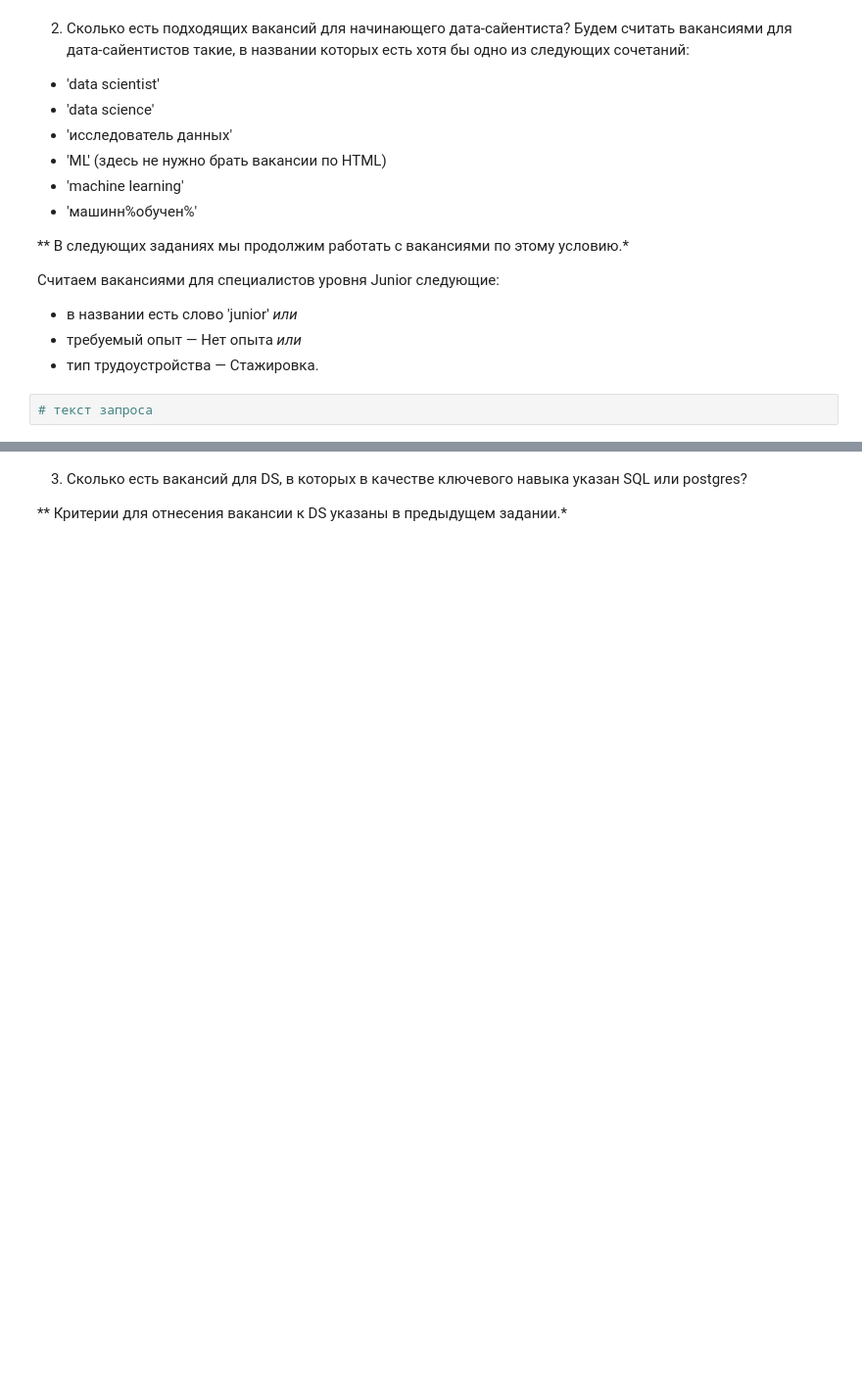
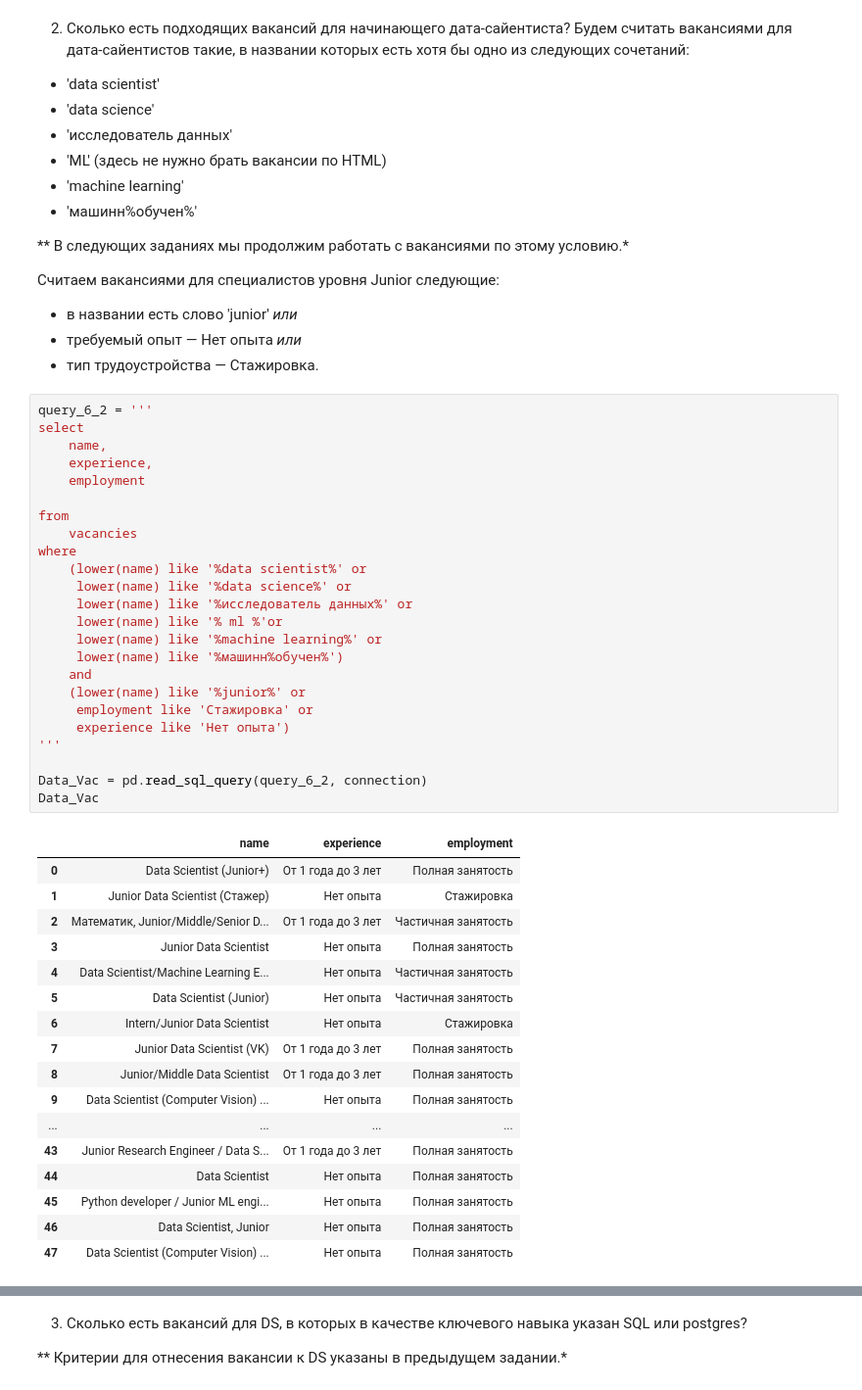
Before and after one commit to YarikKa2/SQL__StudyPrject2, a Jupyter notebook: code/SQL_StudyProject2.ipynb, the cells around one changed output, grey strips where cells are left out. Shown: that part at 98% size. Cells and saved outputs as stored; diff of their text form; blank space fills up the shorter version.

```diff
--- a/code/SQL_StudyProject2.ipynb
+++ b/code/SQL_StudyProject2.ipynb
@@ -568,5 +573,45 @@ display(YaVac_by_City)
 * требуемый опыт — Нет опыта *или*
 * тип трудоустройства — Стажировка.
 # %%
-# текст запроса
+query_6_2 = '''
+select
+    name,
+    experience,
+    employment
+
+from
+    vacancies
+where
+    (lower(name) like '%data scientist%' or
+     lower(name) like '%data science%' or
+     lower(name) like '%исследователь данных%' or
+     lower(name) like '% ml %'or
+     lower(name) like '%machine learning%' or
+     lower(name) like '%машинн%обучен%')
+    and
+    (lower(name) like '%junior%' or
+     employment like 'Cтажировка' or
+     experience like 'Нет опыта')
+'''
+
+Data_Vac = pd.read_sql_query(query_6_2, connection)
+Data_Vac
+# %% [output]
+|  | name | experience | employment |
+| 0 | Data Scientist (Junior+) | От 1 года до 3 лет | Полная занятость |
+| 1 | Junior Data Scientist (Стажер) | Нет опыта | Стажировка |
+| 2 | Математик, Junior/Middle/Senior D... | От 1 года до 3 лет | Частичная занятость |
+| 3 | Junior Data Scientist | Нет опыта | Полная занятость |
+| 4 | Data Scientist/Machine Learning E... | Нет опыта | Частичная занятость |
+| 5 | Data Scientist (Junior) | Нет опыта | Частичная занятость |
+| 6 | Intern/Junior Data Scientist | Нет опыта | Стажировка |
+| 7 | Junior Data Scientist (VK) | От 1 года до 3 лет | Полная занятость |
+| 8 | Junior/Middle Data Scientist | От 1 года до 3 лет | Полная занятость |
+| 9 | Data Scientist (Computer Vision) ... | Нет опыта | Полная занятость |
+| ... | ... | ... | ... |
+| 43 | Junior Research Engineer / Data S... | От 1 года до 3 лет | Полная занятость |
+| 44 | Data Scientist | Нет опыта | Полная занятость |
+| 45 | Python developer / Junior ML engi... | Нет опыта | Полная занятость |
+| 46 | Data Scientist, Junior | Нет опыта | Полная занятость |
+| 47 | Data Scientist (Computer Vision) ... | Нет опыта | Полная занятость |
 # %%
```
Also changed, not shown: parts of 9 cells of this notebook.
